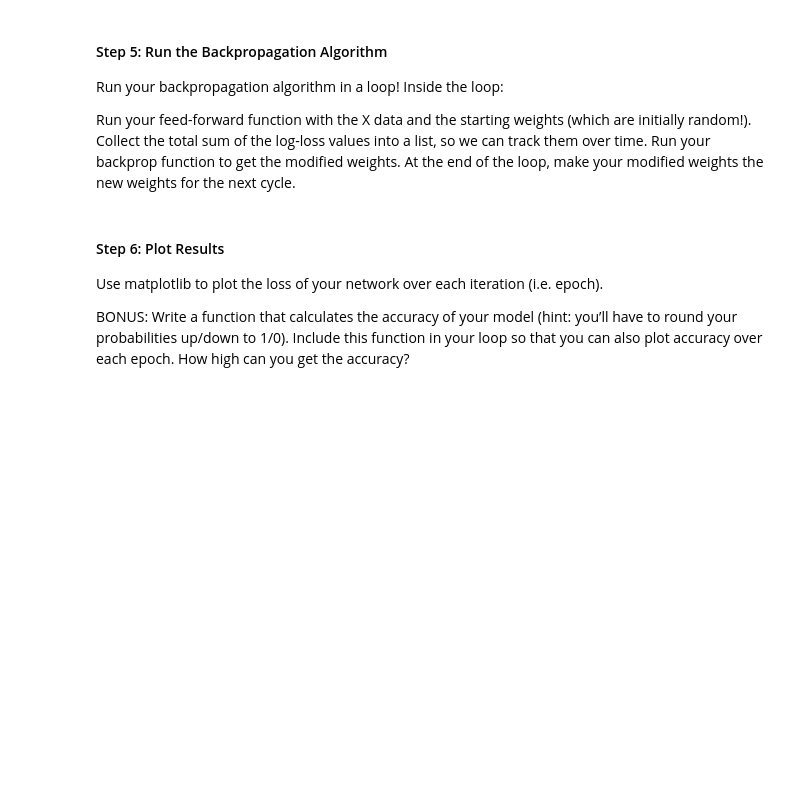
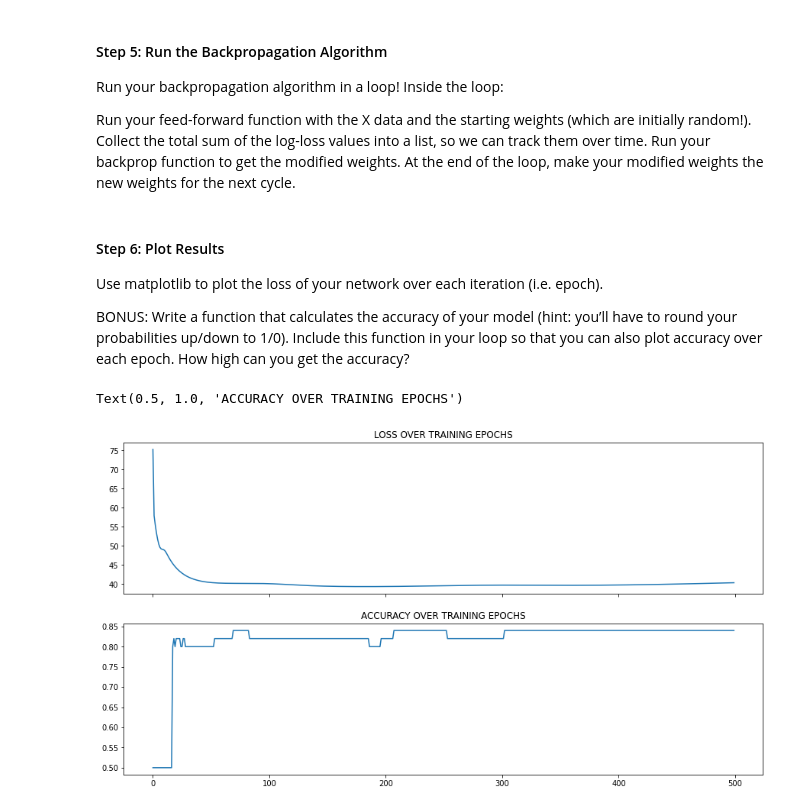
Before and after one commit to brauliotegui/SPICED, a Jupyter notebook: Week_09/Backpropagation.ipynb, the cells around one changed output. Cells and saved outputs as stored; diff of their text form; code cells hidden in the pictures; blank space fills up the shorter version.

```diff
--- a/Week_09/Backpropagation.ipynb
+++ b/Week_09/Backpropagation.ipynb
@@ -278,4 +278,4 @@ backprop(weights, out1, out2, y, X, 1.0, 1.0)
 # %%
-wH_new, wO_new = backprop(weights, out1, out2, y, X, 1.0, 1.0)
+wH_new, wO_new = backprop(weights, out1, out2, y, X, 0.1, 5.0)
 # %%
 new_weights = [wH_new, wO_new]
@@ -288,12 +293,30 @@ Run your feed-forward function with the X data and the starting weights (which a
 Collect the total sum of the log-loss values into a list, so we can track them over time.
 Run your backprop function to get the modified weights.
 At the end of the loop, make your modified weights the new weights for the next cycle.
+# %%
+'''A nice way to manually calculate the accuracy of the initial guess:
+
+- flatten both ytrue and ypred (so that they're both (50,) arrays)
+- round the ypred (either up to 1 or down to 0)
+- then compare them to eachother to get a boolean array (True where the values are the same, False where they are not)
+- sum the boolean array and divide by the length (i.e. take the mean)'''
+
+def get_accuracy(ypred,ytrue):
+    acc = sum(ytrue.flatten() == ypred.flatten().round().astype(np.int64))
+    return acc/len(ytrue)
+# %%
+hidden_weights = np.random.normal(loc=0.0, scale=1.0, size=(3, 2))   # 3 inputs feeding into 2 neurons
+outer_weights = np.random.normal(loc=0.0, scale=1.0, size=(3, 1)) # 3 inputs feeding into 1 neuron
+weights = [hidden_weights, outer_weights]
 # %%
+ACC_VEC = []
 LOSS_VEC = []
+
 for i in range(500):
-    out1, out2 = feed_forward(X, weights)
+    out1, out2 =  feed_forward(X, weights)
+    ACC_VEC.append(get_accuracy(out2,y))
     LOSS_VEC.append(sum(log_loss(y, out2))[0])
-    new_weights = backprop(weights, out1, out2, y, X, 1.0, 1.0)
+    new_weights = backprop(weights,out1,out2,y,X, 0.01, 5)
     weights = new_weights
 # %% [markdown]
 #### Step 6: Plot Results
@@ -305,0 +327,10 @@ import matplotlib.pyplot as plt
+# %%
+import matplotlib.pyplot as plt
+fig, (ax1, ax2) = plt.subplots(nrows=2, ncols=1, sharex=True, figsize=(15, 8))
+ax1.plot(LOSS_VEC)
+ax1.set_title('LOSS OVER TRAINING EPOCHS')
+ax2.plot(ACC_VEC)
+ax2.set_title('ACCURACY OVER TRAINING EPOCHS')
+# %% [output]
+Text(0.5, 1.0, 'ACCURACY OVER TRAINING EPOCHS')
+[figure, added]
```
Also changed, not shown: parts of 4 cells of this notebook, 2 other files.
